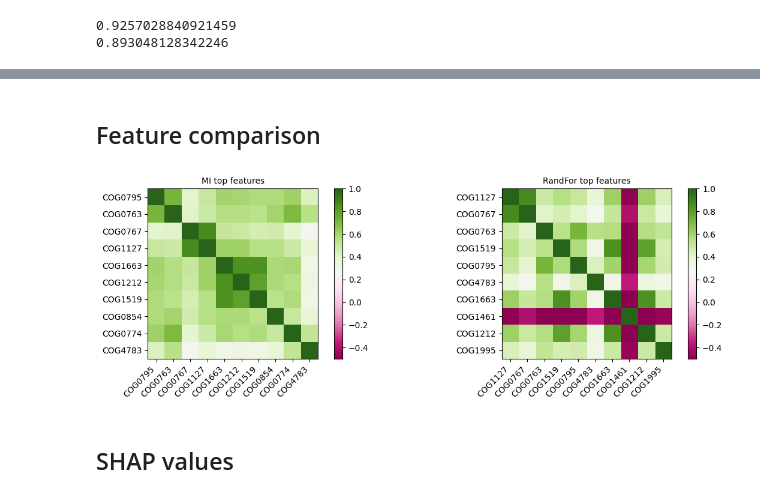
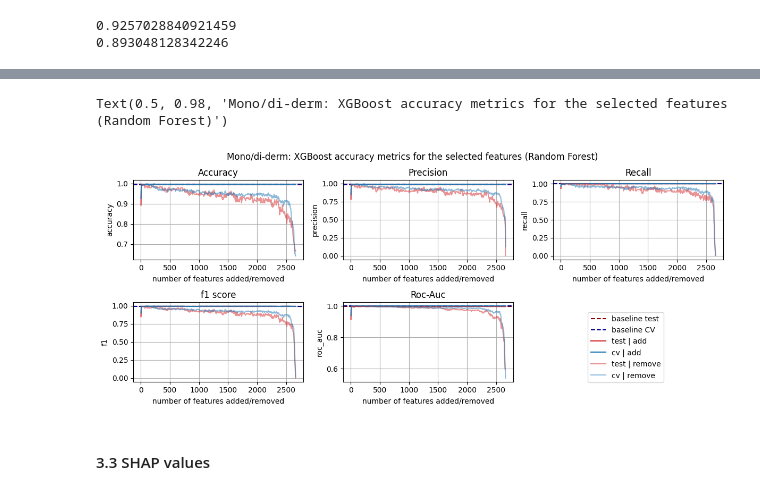
Before and after one commit to oist/gene-context, a Jupyter notebook: jupyter_notebooks/didermy_data.ipynb, the cells around one changed output, grey strips where cells are left out. Cells and saved outputs as stored; diff of their text form; code cells hidden in the pictures.

```diff
--- a/jupyter_notebooks/didermy_data.ipynb
+++ b/jupyter_notebooks/didermy_data.ipynb
@@ -225,4 +267,4 @@ X_val_test_scaled = scaler.fit_transform(X_val_test)
 
 feat_step = 5
 feat_removal = False
-cv_accur_arr, test_accur_arr, num_feat = xgboost_accur_select_features(X_val_train.cpu(), X_val_test.cpu(), y_label_train.cpu(), y_label_test.cpu(), sorted_cog_idx_by_rand_forest, baseline_test_accuracy, feat_step, device, feat_removal)
+cv_accur_arr, test_accur_arr, num_feat = xgboost_accur_select_features(X_val_train.cpu(), X_val_test.cpu(), y_label_train.cpu(), y_label_test.cpu(), sorted_cog_idx_by_rand_forest, feat_step, DEVICE, feat_removal)
@@ -234,4 +278,4 @@ print(test_accur_arr[0])
 0.893048128342246
 # %%
 feat_removal = True
-cv_accur_arr_rem, test_accur_arr_rem, num_feat = xgboost_accur_select_features(X_val_train.cpu(), X_val_test.cpu(), y_label_train.cpu(), y_label_test.cpu(), sorted_cog_idx_by_rand_forest, baseline_test_accuracy, feat_step, device, feat_removal)
+cv_accur_arr_rem, test_accur_arr_rem, num_feat = xgboost_accur_select_features(X_val_train.cpu(), X_val_test.cpu(), y_label_train.cpu(), y_label_test.cpu(), sorted_cog_idx_by_rand_forest, feat_step, DEVICE, feat_removal)
@@ -258,32 +282,43 @@ plt.legend()
-# %% [markdown]
-## Feature comparison
-# %%
-plt.figure(figsize=(12, 4))
-
-vmin, vmax = -0.5, 1 #-0.6
-
-# Correlation matrix for mean_var top features
-plt.subplot(1, 2, 1)
-correlation_matrix = np.corrcoef(top_feat_mi_counts)
-plt.imshow(correlation_matrix, vmin=vmin, vmax=vmax, cmap="PiYG")
-plt.title("MI top features", fontsize=10)
-plt.xticks(ticks=np.arange(len(top_N_names_by_mi)), labels=top_N_names_by_mi, rotation=45, ha="right")
-plt.yticks(ticks=np.arange(len(top_N_names_by_mi)), labels=top_N_names_by_mi)
-plt.colorbar()
-
-# Correlation matrix for MI top features
-plt.subplot(1, 2, 2)
-correlation_matrix = np.corrcoef(top_feat_rand_forest_counts)
-plt.imshow(correlation_matrix, vmin=vmin, vmax=vmax, cmap="PiYG")
-plt.title("RandFor top features", fontsize=10)
-plt.xticks(ticks=np.arange(len(top_N_names_by_rand_forest)), labels=top_N_names_by_rand_forest, rotation=45, ha="right")
-plt.yticks(ticks=np.arange(len(top_N_names_by_rand_forest)), labels=top_N_names_by_rand_forest)
-plt.colorbar()
-
-# Display the plots
-plt.tight_layout()
-plt.show()
-# %% [output]
-[figure, removed]
+# %%
+fig = plt.figure(figsize=(12, 5))
+plt.subplot(2, 3, 1)
+metric = 'accuracy'
+plot_accuracy_metric(metric, test_accuracy_scores, cv_accuracy_scores, test_accur_arr, test_accur_arr_rem, cv_accur_arr, cv_accur_arr_rem, num_feat)
+plt.title("Accuracy")
+plt.grid()
+
+plt.subplot(2, 3, 2)
+metric = 'precision'
+plot_accuracy_metric(metric, test_accuracy_scores, cv_accuracy_scores, test_accur_arr, test_accur_arr_rem, cv_accur_arr, cv_accur_arr_rem, num_feat)
+plt.title("Precision")
+plt.grid()
+
+plt.subplot(2, 3, 3)
+metric = 'recall'
+plot_accuracy_metric(metric, test_accuracy_scores, cv_accuracy_scores, test_accur_arr, test_accur_arr_rem, cv_accur_arr, cv_accur_arr_rem, num_feat)
+plt.title("Recall")
+plt.grid()
+
+plt.subplot(2, 3, 4)
+metric = 'f1'
+plot_accuracy_metric(metric, test_accuracy_scores, cv_accuracy_scores, test_accur_arr, test_accur_arr_rem, cv_accur_arr, cv_accur_arr_rem, num_feat)
+plt.title("f1 score")
+plt.grid()
+
+plt.subplot(2, 3, 5)
+metric = 'roc_auc'
+plot_accuracy_metric(metric, test_accuracy_scores, cv_accuracy_scores, test_accur_arr, test_accur_arr_rem, cv_accur_arr, cv_accur_arr_rem, num_feat)
+plt.title("Roc-Auc")
+plt.grid()
+
+plt.tight_layout(h_pad=1.5, w_pad=2.5)
+plt.tight_layout(rect=[0, 0, 1, 0.95])  # leave top 5% of figure for suptitle
+handles, labels = plt.gca().get_legend_handles_labels()
+fig.legend(handles, labels, loc='lower right', bbox_to_anchor=(0.9, 0.1))  # near bottom-right of full figure
+
+plt.suptitle("Mono/di-derm: XGBoost accuracy metrics for the selected features (Random Forest)")
+# %% [output]
+Text(0.5, 0.98, 'Mono/di-derm: XGBoost accuracy metrics for the selected features (Random Forest)')
+[figure, added]
 # %% [markdown]
-## SHAP values
+#### 3.3 SHAP values
```
Also changed, not shown: parts of 36 cells of this notebook, 3 other files.
